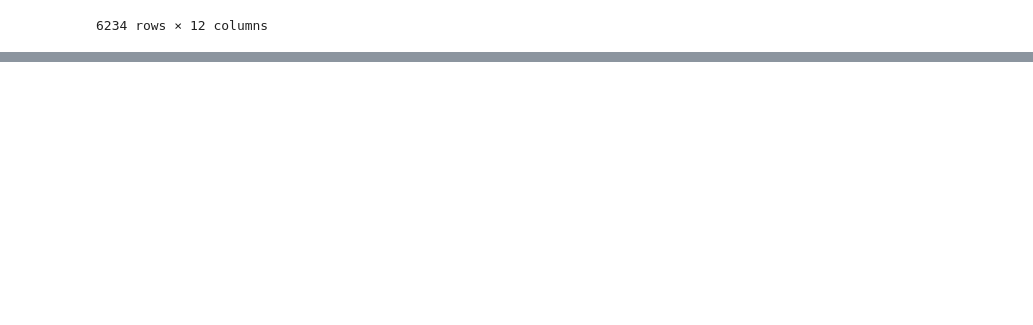
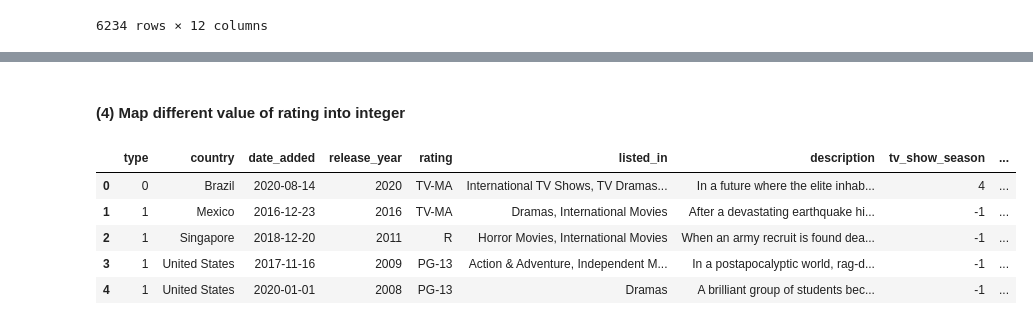
Before and after one commit to mklmklmklmkl/INFO574FinalProject, a Jupyter notebook: final_project/final-project.ipynb, the cells around one changed output, grey strips where cells are left out. Saved outputs shown, nothing was run; the diff lists cells and outputs as text; code cells hidden in the pictures; blank space fills up the shorter version.

```diff
--- a/final_project/final-project.ipynb
+++ b/final_project/final-project.ipynb
@@ -200,0 +277,14 @@ dtype: int64
+# %% [markdown]
+#### (4) Map different value of rating into integer
+# %%
+# Use factorize to map the unique values to numbers
+df0['rating_mapped'] = pd.factorize(df0['rating'])[0]
+
+df0.head()
+# %% [output]
+|  | type | country | date_added | release_year | rating | listed_in | description | tv_show_season | ... |
+| 0 | 0 | Brazil | 2020-08-14 | 2020 | TV-MA | International TV Shows, TV Dramas... | In a future where the elite inhab... | 4 | ... |
+| 1 | 1 | Mexico | 2016-12-23 | 2016 | TV-MA | Dramas, International Movies | After a devastating earthquake hi... | -1 | ... |
+| 2 | 1 | Singapore | 2018-12-20 | 2011 | R | Horror Movies, International Movies | When an army recruit is found dea... | -1 | ... |
+| 3 | 1 | United States | 2017-11-16 | 2009 | PG-13 | Action & Adventure, Independent M... | In a postapocalyptic world, rag-d... | -1 | ... |
+| 4 | 1 | United States | 2020-01-01 | 2008 | PG-13 | Dramas | A brilliant group of students bec... | -1 | ... |
```
Also changed, not shown: parts of 27 cells of this notebook.
